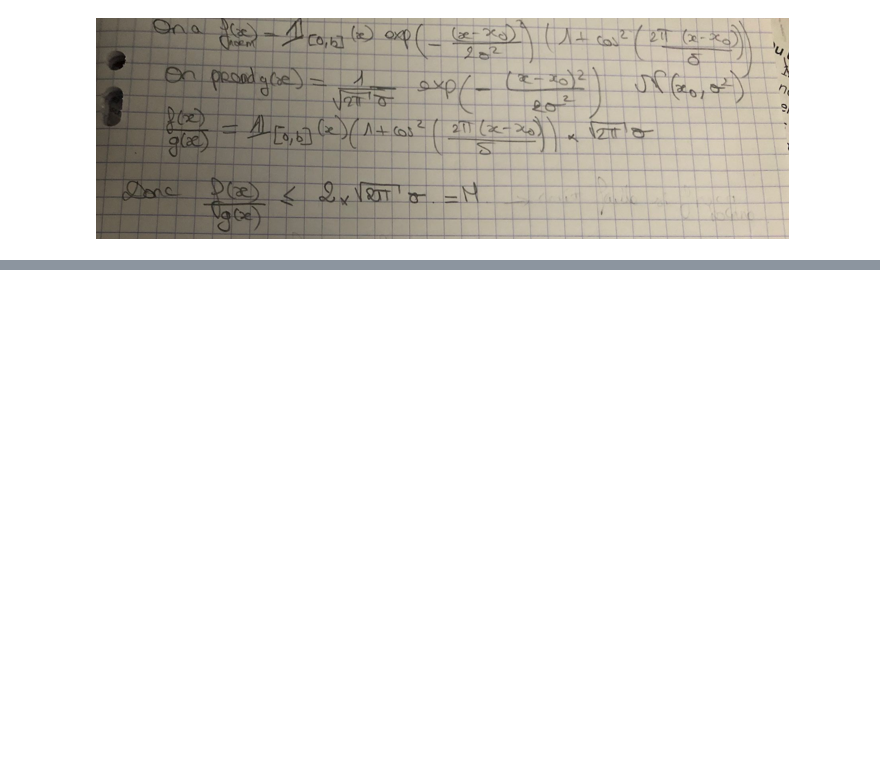
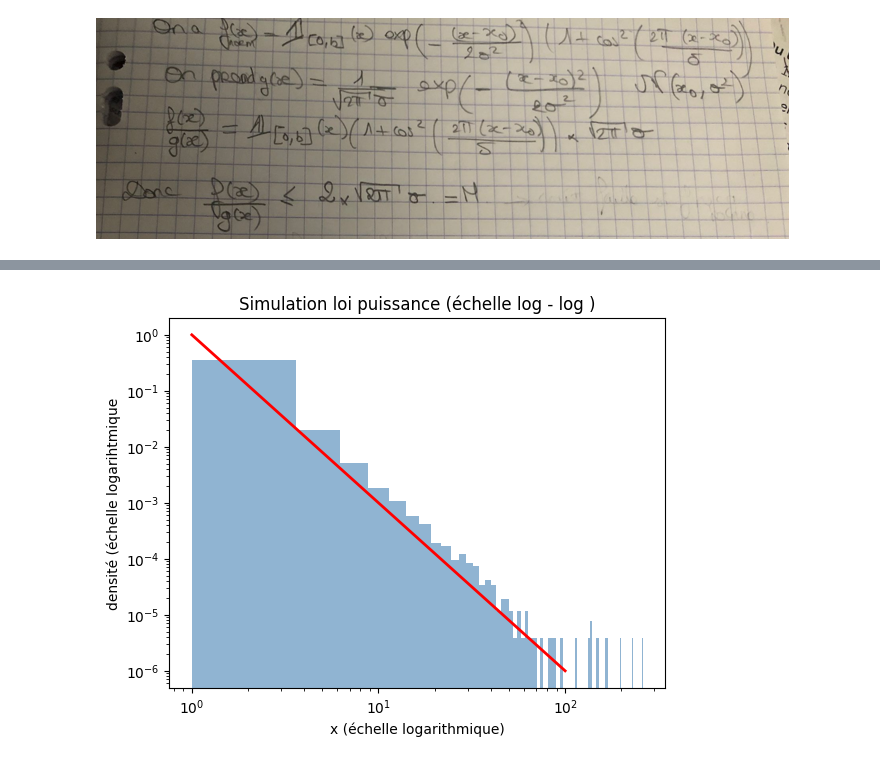
Before and after one commit to LaboiteNoire/techniques-de-simulations-, a Jupyter notebook: Projet final.ipynb, the cells around one changed output, grey strips where cells are left out. Saved outputs shown, nothing was run; the diff lists cells and outputs as text; code cells hidden in the pictures; blank space fills up the shorter version.

```diff
--- a/Projet final.ipynb
+++ b/Projet final.ipynb
@@ -93,0 +127,13 @@ plt.legend()
+# %%
+
+x_grid = np.linspace(a, 100,10)
+plt.hist(ech2, bins=100, density=True, color='steelblue', alpha=0.6)
+plt.plot(x_grid, f_puiss(a, alpha, x_grid), 'r', lw=2)
+plt.xscale('log')
+plt.yscale('log')
+plt.xlabel("x (échelle logarithmique)")
+plt.ylabel("densité (échelle logarihtmique")
+plt.title("Simulation loi puissance (échelle log - log )")
+plt.show()
+# %% [output]
+[figure, added]
```
Also changed, not shown: parts of 6 cells of this notebook.
